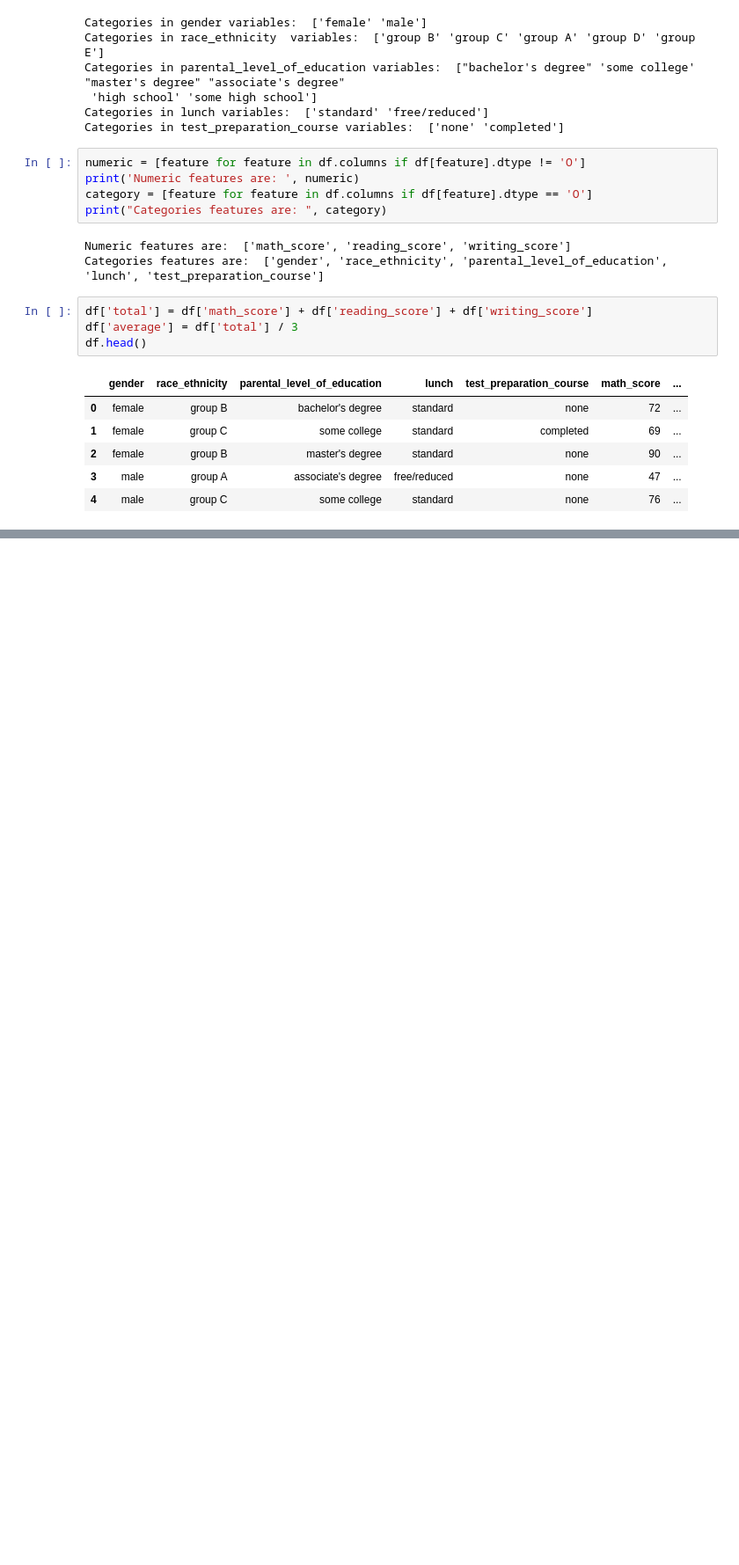
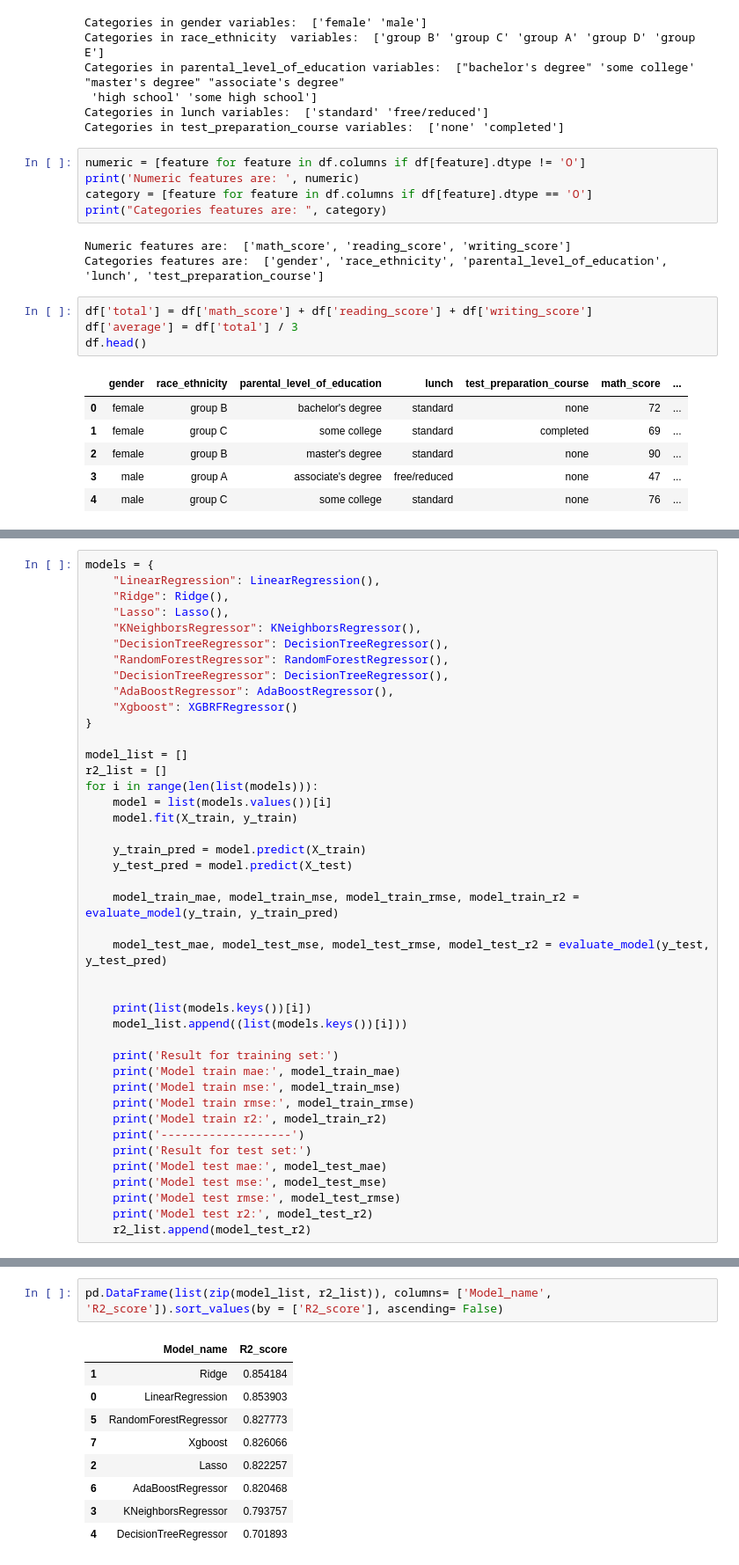
Before and after one commit to nazmul-sobuj/ml_project, a Jupyter notebook: notebook/1. EDA STUDENT PERFORMANCE.ipynb, the cells around one changed output, grey strips where cells are left out. Shown at 88% size. Saved outputs shown, nothing was run; the diff lists cells and outputs as text; blank space fills up the shorter version.

```diff
--- a/notebook/1. EDA STUDENT PERFORMANCE.ipynb
+++ b/notebook/1. EDA STUDENT PERFORMANCE.ipynb
@@ -89,0 +210,42 @@ df.head()
+# %%
+models = {
+    "LinearRegression": LinearRegression(),
+    "Ridge": Ridge(),
+    "Lasso": Lasso(),
+    "KNeighborsRegressor": KNeighborsRegressor(),
+    "DecisionTreeRegressor": DecisionTreeRegressor(),
+    "RandomForestRegressor": RandomForestRegressor(),
+    "DecisionTreeRegressor": DecisionTreeRegressor(),
+    "AdaBoostRegressor": AdaBoostRegressor(),
+    "Xgboost": XGBRFRegressor()
+}
+
+model_list = []
+r2_list = []
+for i in range(len(list(models))):
+    model = list(models.values())[i]
+    model.fit(X_train, y_train)
+
+    y_train_pred = model.predict(X_train)
+    y_test_pred = model.predict(X_test)
+
+    model_train_mae, model_train_mse, model_train_rmse, model_train_r2 = evaluate_model(y_train, y_train_pred)
+
+    model_test_mae, model_test_mse, model_test_rmse, model_test_r2 = evaluate_model(y_test, y_test_pred)
+
+
+    print(list(models.keys())[i])
+    model_list.append((list(models.keys())[i]))
+
+    print('Result for training set:')
+    print('Model train mae:', model_train_mae)
+    print('Model train mse:', model_train_mse)
+    print('Model train rmse:', model_train_rmse)
+    print('Model train r2:', model_train_r2)
+    print('-------------------')
+    print('Result for test set:')
+    print('Model test mae:', model_test_mae)
+    print('Model test mse:', model_test_mse)
+    print('Model test rmse:', model_test_rmse)
+    print('Model test r2:', model_test_r2)
+    r2_list.append(model_test_r2)
@@ -89,0 +270,12 @@ df.head()
+# %%
+pd.DataFrame(list(zip(model_list, r2_list)), columns= ['Model_name', 'R2_score']).sort_values(by = ['R2_score'], ascending= False)
+# %% [output]
+|  | Model_name | R2_score |
+| 1 | Ridge | 0.854184 |
+| 0 | LinearRegression | 0.853903 |
+| 5 | RandomForestRegressor | 0.827773 |
+| 7 | Xgboost | 0.826066 |
+| 2 | Lasso | 0.822257 |
+| 6 | AdaBoostRegressor | 0.820468 |
+| 3 | KNeighborsRegressor | 0.793757 |
+| 4 | DecisionTreeRegressor | 0.701893 |
```
Also changed, not shown: parts of 15 cells of this notebook.
